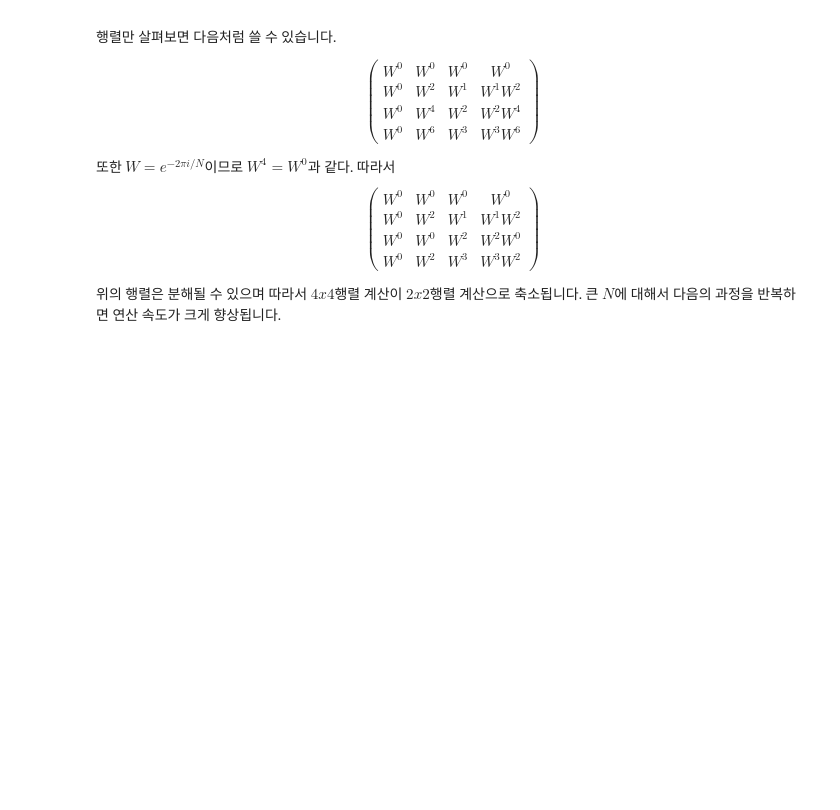
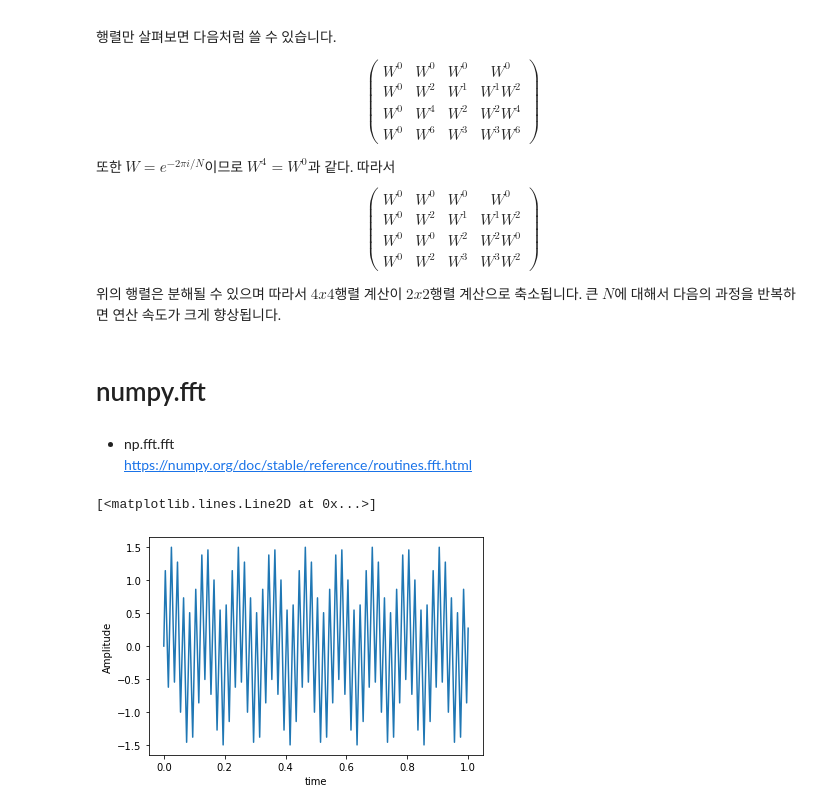
Before and after one commit to bjmin/bmin_comphys, a Jupyter notebook: cp/cp08/comphys08-3.ipynb, the cells around one changed output. Drawn from its saved outputs; the diff is of its cells as text; code cells hidden in the pictures; blank space fills up the shorter version.

```diff
--- a/cp/cp08/comphys08-3.ipynb
+++ b/cp/cp08/comphys08-3.ipynb
@@ -86,3 +86,8 @@ W^0 & W^2 & W^3 & W^3 W^2
 $$
 
 위의 행렬은 분해될 수 있으며 따라서 $4x4$행렬 계산이 $2x2$행렬 계산으로 축소됩니다. 큰 $N$에 대해서 다음의 과정을 반복하면 연산 속도가 크게 향상됩니다.
+# %% [markdown]
+# numpy.fft
+# %% [markdown]
+* np.fft.fft
+https://numpy.org/doc/stable/reference/routines.fft.html
@@ -88,0 +97,11 @@ $$
+# %%
+t = np.linspace(0, 1, 201)
+s = np.sin(2 * np.pi / T1 * t) + 0.5 * np.sin(2 * np.pi / T2 * t)
+T1, T2 = 0.02, 0.11
+
+plt.xlabel("time")
+plt.ylabel("Amplitude")
+plt.plot(t,s)
+# %% [output]
+[<matplotlib.lines.Line2D at 0x...>]
+[figure, added]
```
Also changed, not shown: parts of 3 cells of this notebook.
